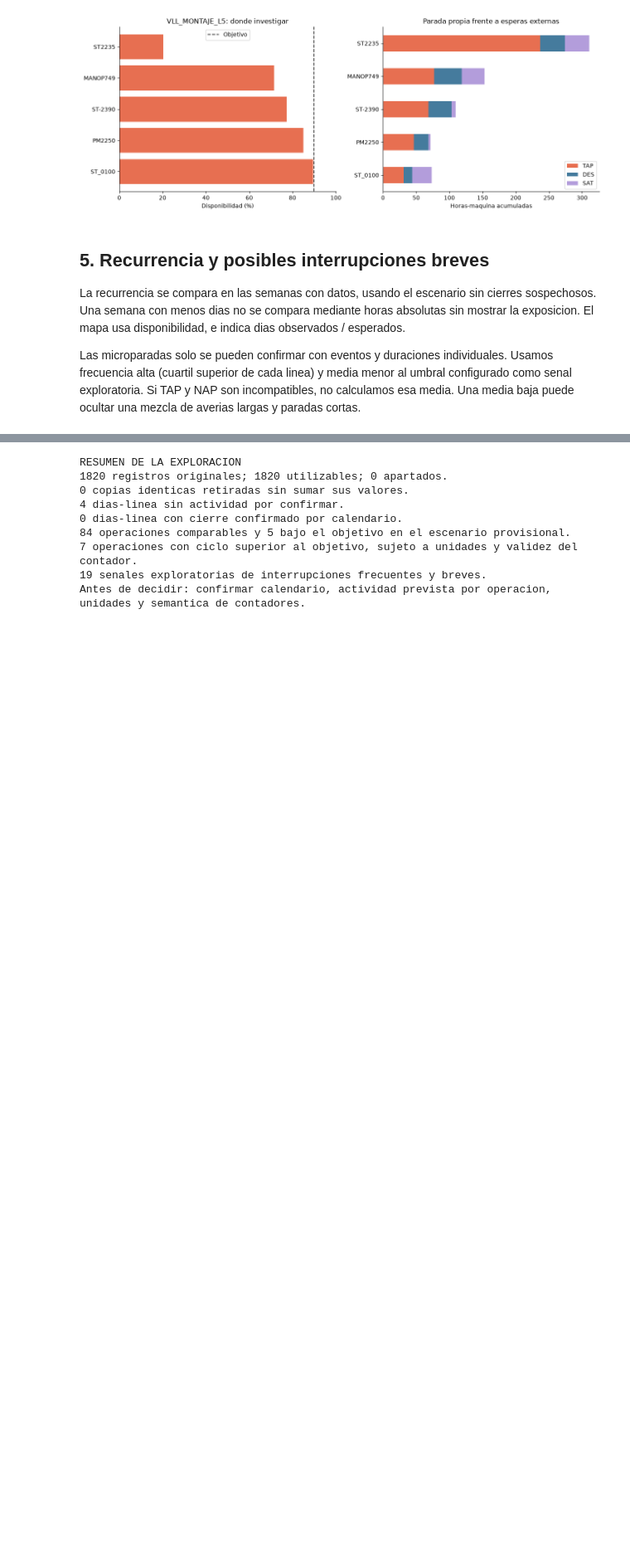
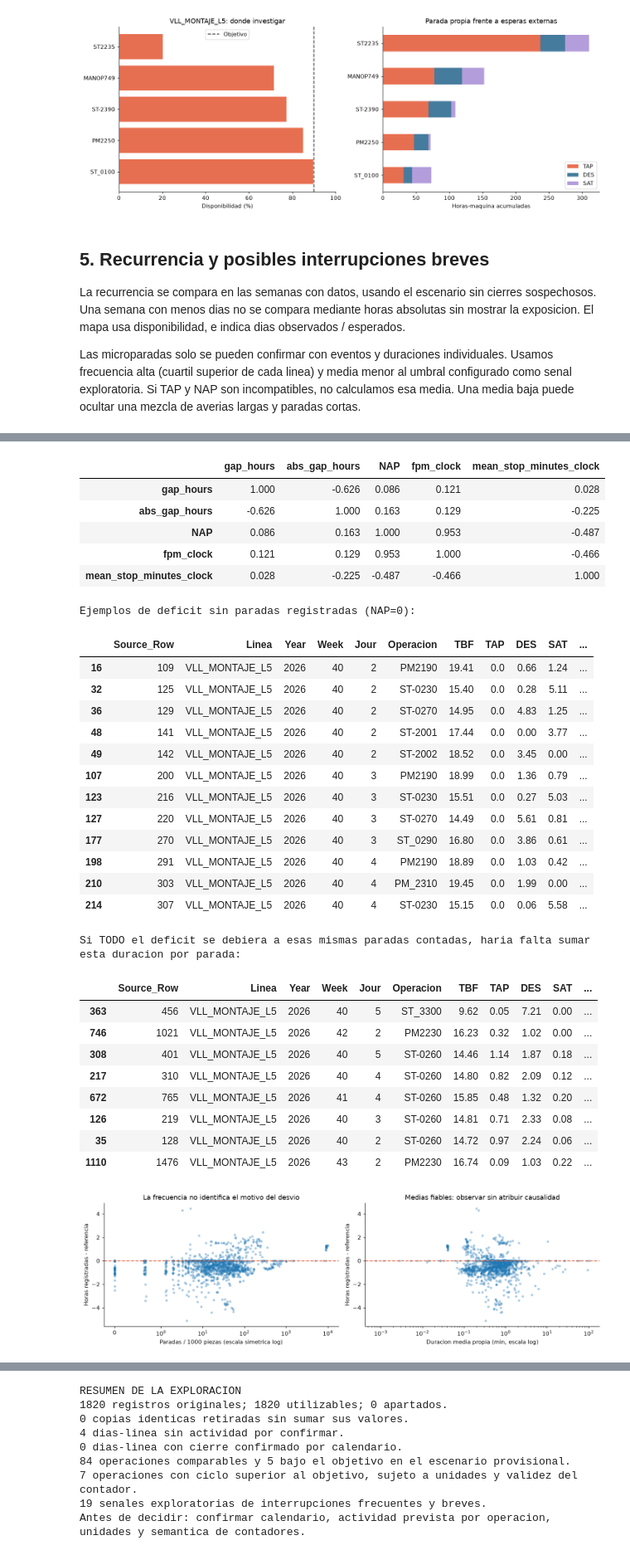
Before and after one commit to AlbertoRodvic/HackathonHORSE, a Jupyter notebook: initial_exploration.ipynb, the cells around one changed output, grey strips where cells are left out. Shown at 83% size. Cells and saved outputs as stored; diff of their text form; code cells hidden in the pictures; blank space fills up the shorter version.

```diff
--- a/initial_exploration.ipynb
+++ b/initial_exploration.ipynb
@@ -581,0 +1039,40 @@ for line, points in stop_candidates.groupby('Linea'):
+# %%
+micro_clock = activity_clock.loc[activity_clock.NPR.gt(0) & activity_clock.TBF.gt(0)].copy()
+micro_clock['fpm_clock'] = STOP_RATE_BASE * micro_clock.NAP / micro_clock.NPR
+micro_clock['mean_stop_minutes_clock'] = 60 * micro_clock.TAP / micro_clock.NAP.where(micro_clock.NAP.gt(0))
+reliable_clock_duration = (micro_clock.NAP.gt(0) & micro_clock.TAP.gt(0)
+                            & ~micro_clock.stops_without_own_time & ~micro_clock.own_time_without_stops)
+micro_clock['duration_group'] = np.select(
+    [micro_clock.NAP.eq(0), ~reliable_clock_duration,
+     micro_clock.mean_stop_minutes_clock.lt(1), micro_clock.mean_stop_minutes_clock.lt(2),
+     micro_clock.mean_stop_minutes_clock.lt(15)],
+    ['Sin paradas contadas', 'Contador/duracion por revisar', 'Media < 1 min', 'Media 1-2 min', 'Media 2-15 min'],
+    default='Media >= 15 min')
+micro_balance_groups = micro_clock.groupby('duration_group').agg(
+    registros=('Jour','size'), mediana_desvio_absoluto_h=('abs_gap_hours','median'),
+    por_debajo=('under_reference','sum'), por_encima=('over_reference','sum'),
+    fuera_6min=('within_six_minutes',lambda s:(~s).sum()))
+display(micro_balance_groups.round(3))
+# Correlacion de Spearman mediante rangos: no requiere scipy ni supone relacion lineal.
+clock_correlations = micro_clock[['gap_hours','abs_gap_hours','NAP','fpm_clock','mean_stop_minutes_clock']].rank().corr()
+display(clock_correlations.round(3))
+print('Ejemplos de deficit sin paradas registradas (NAP=0):')
+display(micro_clock.loc[micro_clock.NAP.eq(0) & ~micro_clock.within_rounding, clock_detail_columns].head(12))
+# Hipotesis contrafactual, NO estimacion de microparadas no registradas.
+missing_counterfactual = micro_clock.loc[micro_clock.under_reference & ~micro_clock.within_rounding & micro_clock.NAP.gt(0)].copy()
+missing_counterfactual['extra_minutes_per_counted_stop_if_all_gap_were_stops'] = -60 * missing_counterfactual.gap_hours / missing_counterfactual.NAP
+print('Si TODO el deficit se debiera a esas mismas paradas contadas, haria falta sumar esta duracion por parada:')
+display(missing_counterfactual.nsmallest(8,'gap_hours')[clock_detail_columns + ['extra_minutes_per_counted_stop_if_all_gap_were_stops']].round(3))
+if len(micro_clock):
+    fig, axes = plt.subplots(1,2,figsize=(13,4))
+    axes[0].scatter(micro_clock.fpm_clock, micro_clock.gap_hours, s=10, alpha=.3)
+    axes[0].set_xscale('symlog',linthresh=1)
+    axes[0].set(xlabel=f'Paradas / {STOP_RATE_BASE} piezas (escala simetrica log)',ylabel='Horas registradas - referencia',title='La frecuencia no identifica el motivo del desvio')
+    subset = micro_clock.loc[reliable_clock_duration]
+    axes[1].scatter(subset.mean_stop_minutes_clock, subset.gap_hours, s=10, alpha=.3)
+    axes[1].set_xscale('log')
+    axes[1].set(xlabel='Duracion media propia (min, escala log)',ylabel='Horas registradas - referencia',title='Medias fiables: observar sin atribuir causalidad')
+    for axis in axes: axis.axhline(0,color='#e76f51',linestyle='--')
+    plt.tight_layout()
+    plt.show()
+# %% [output]
@@ -581,0 +1087,31 @@ for line, points in stop_candidates.groupby('Linea'):
+|  | gap_hours | abs_gap_hours | NAP | fpm_clock | mean_stop_minutes_clock |
+| gap_hours | 1.000 | -0.626 | 0.086 | 0.121 | 0.028 |
+| abs_gap_hours | -0.626 | 1.000 | 0.163 | 0.129 | -0.225 |
+| NAP | 0.086 | 0.163 | 1.000 | 0.953 | -0.487 |
+| fpm_clock | 0.121 | 0.129 | 0.953 | 1.000 | -0.466 |
+| mean_stop_minutes_clock | 0.028 | -0.225 | -0.487 | -0.466 | 1.000 |
+Ejemplos de deficit sin paradas registradas (NAP=0):
+|  | Source_Row | Linea | Year | Week | Jour | Operacion | TBF | TAP | DES | SAT | ... |
+| 16 | 109 | VLL_MONTAJE_L5 | 2026 | 40 | 2 | PM2190 | 19.41 | 0.0 | 0.66 | 1.24 | ... |
+| 32 | 125 | VLL_MONTAJE_L5 | 2026 | 40 | 2 | ST-0230 | 15.40 | 0.0 | 0.28 | 5.11 | ... |
+| 36 | 129 | VLL_MONTAJE_L5 | 2026 | 40 | 2 | ST-0270 | 14.95 | 0.0 | 4.83 | 1.25 | ... |
+| 48 | 141 | VLL_MONTAJE_L5 | 2026 | 40 | 2 | ST-2001 | 17.44 | 0.0 | 0.00 | 3.77 | ... |
+| 49 | 142 | VLL_MONTAJE_L5 | 2026 | 40 | 2 | ST-2002 | 18.52 | 0.0 | 3.45 | 0.00 | ... |
+| 107 | 200 | VLL_MONTAJE_L5 | 2026 | 40 | 3 | PM2190 | 18.99 | 0.0 | 1.36 | 0.79 | ... |
+| 123 | 216 | VLL_MONTAJE_L5 | 2026 | 40 | 3 | ST-0230 | 15.51 | 0.0 | 0.27 | 5.03 | ... |
+| 127 | 220 | VLL_MONTAJE_L5 | 2026 | 40 | 3 | ST-0270 | 14.49 | 0.0 | 5.61 | 0.81 | ... |
+| 177 | 270 | VLL_MONTAJE_L5 | 2026 | 40 | 3 | ST_0290 | 16.80 | 0.0 | 3.86 | 0.61 | ... |
+| 198 | 291 | VLL_MONTAJE_L5 | 2026 | 40 | 4 | PM2190 | 18.89 | 0.0 | 1.03 | 0.42 | ... |
+| 210 | 303 | VLL_MONTAJE_L5 | 2026 | 40 | 4 | PM_2310 | 19.45 | 0.0 | 1.99 | 0.00 | ... |
+| 214 | 307 | VLL_MONTAJE_L5 | 2026 | 40 | 4 | ST-0230 | 15.15 | 0.0 | 0.06 | 5.58 | ... |
+Si TODO el deficit se debiera a esas mismas paradas contadas, haria falta sumar esta duracion por parada:
+|  | Source_Row | Linea | Year | Week | Jour | Operacion | TBF | TAP | DES | SAT | ... |
+| 363 | 456 | VLL_MONTAJE_L5 | 2026 | 40 | 5 | ST_3300 | 9.62 | 0.05 | 7.21 | 0.00 | ... |
+| 746 | 1021 | VLL_MONTAJE_L5 | 2026 | 42 | 2 | PM2230 | 16.23 | 0.32 | 1.02 | 0.00 | ... |
+| 308 | 401 | VLL_MONTAJE_L5 | 2026 | 40 | 5 | ST-0260 | 14.46 | 1.14 | 1.87 | 0.18 | ... |
+| 217 | 310 | VLL_MONTAJE_L5 | 2026 | 40 | 4 | ST-0260 | 14.80 | 0.82 | 2.09 | 0.12 | ... |
+| 672 | 765 | VLL_MONTAJE_L5 | 2026 | 41 | 4 | ST-0260 | 15.85 | 0.48 | 1.32 | 0.20 | ... |
+| 126 | 219 | VLL_MONTAJE_L5 | 2026 | 40 | 3 | ST-0260 | 14.81 | 0.71 | 2.33 | 0.08 | ... |
+| 35 | 128 | VLL_MONTAJE_L5 | 2026 | 40 | 2 | ST-0260 | 14.72 | 0.97 | 2.24 | 0.06 | ... |
+| 1110 | 1476 | VLL_MONTAJE_L5 | 2026 | 43 | 2 | PM2230 | 16.74 | 0.09 | 1.03 | 0.22 | ... |
+[figure, added]
```
Also changed, not shown: parts of 21 cells of this notebook, 3 other files.
